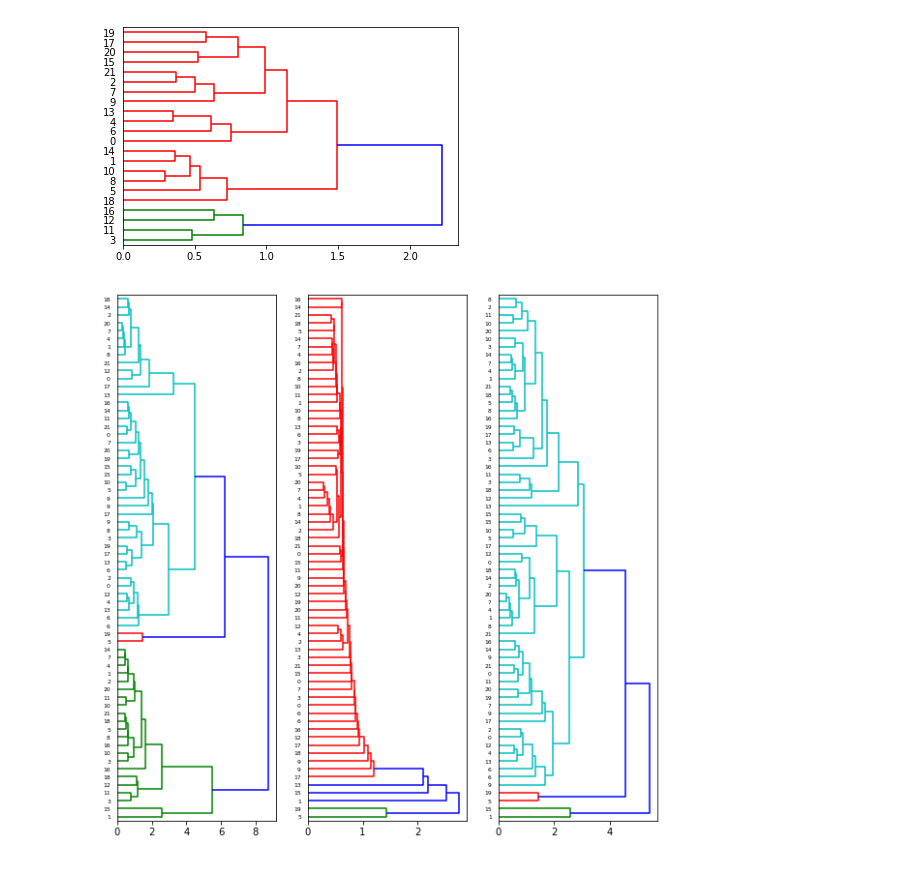
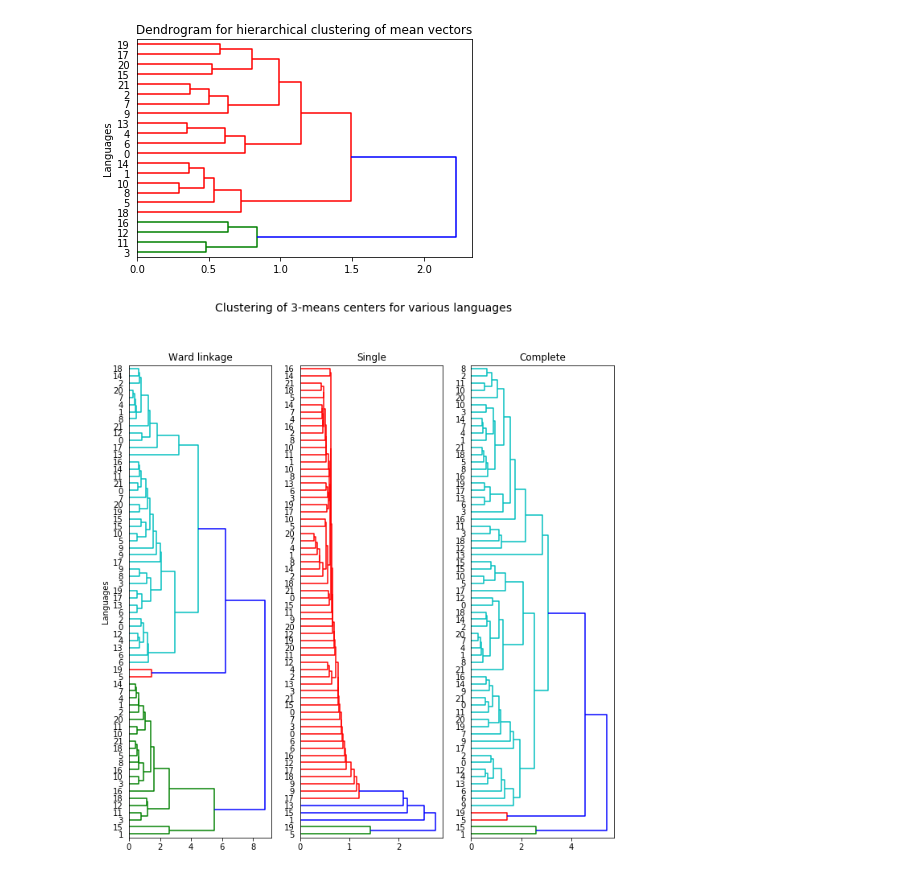
Before and after one commit to s17k/IAML_CW2, a Jupyter notebook: iaml01cw2_q3.ipynb, the cells around one changed output. Cells and saved outputs as stored; diff of their text form; code cells hidden in the pictures.

```diff
--- a/iaml01cw2_q3.ipynb
+++ b/iaml01cw2_q3.ipynb
@@ -83,29 +89,39 @@ def iaml01cw2_q3_3():
     mean_vs = get_trn_mean_vs()
     Z = linkage(mean_vs, 'ward')
     dn = dendrogram(Z, orientation='right')
-    plt.savefig()
+    plt.title('Dendrogram for hierarchical clustering of mean vectors')
+    plt.ylabel('Languages')
+    plt.savefig('imgs/3_3.png', bbox_inches = 'tight', pad_inches = 0.4)
 iaml01cw2_q3_3()   # comment this out when you run the function
 # %% [output]
-[figure, old version]
+[figure, new version]
 # %%
 # Q3.4
 def iaml01cw2_q3_4():
     centers_alllngs_list = []
     for l in range(22):
         kmeans = KMeans(n_clusters=3, random_state=1)
         Xtrn_l = Xtrn[Ytrn==l]
         labels = kmeans.fit_predict(Xtrn_l)
         centers = kmeans.cluster_centers_
         centers_alllngs_list.append(centers)
     centers_alllngs_mat = np.concatenate(centers_alllngs_list, axis=0)
-    fig, ax = plt.subplots(figsize=(10, 10), nrows=1, ncols=3)
+    fig, ax = plt.subplots(figsize=(18*0.6, 18*0.6), nrows=1, ncols=3)
 
     for i, method in enumerate(['ward', 'single', 'complete']):
         Z = linkage(centers_alllngs_mat, method)
-        dendrogram(Z, ax = ax[i], orientation='right',  leaf_label_func = lambda x: x//3)
+        dendrogram(Z, ax = ax[i], orientation='right',  leaf_font_size = 10, leaf_label_func = lambda x: x//3)
+
+    ax[0].set_title('Ward linkage')
+    ax[1].set_title('Single')
+    ax[2].set_title('Complete')
+    ax[0].set_ylabel("Languages")
+    fig.suptitle("Clustering of 3-means centers for various languages", fontsize=14)
+    plt.savefig('imgs/3_4.png', bbox_inches = 'tight', pad_inches = 0.2)
+
 iaml01cw2_q3_4()   # comment this out when you run the function
 # %% [output]
-[figure, old version]
+[figure, new version]
 # %%
 # Q3.5
 def iaml01cw2_q3_5():
```
Also changed, not shown: parts of 4 cells of this notebook, 12 other files.
